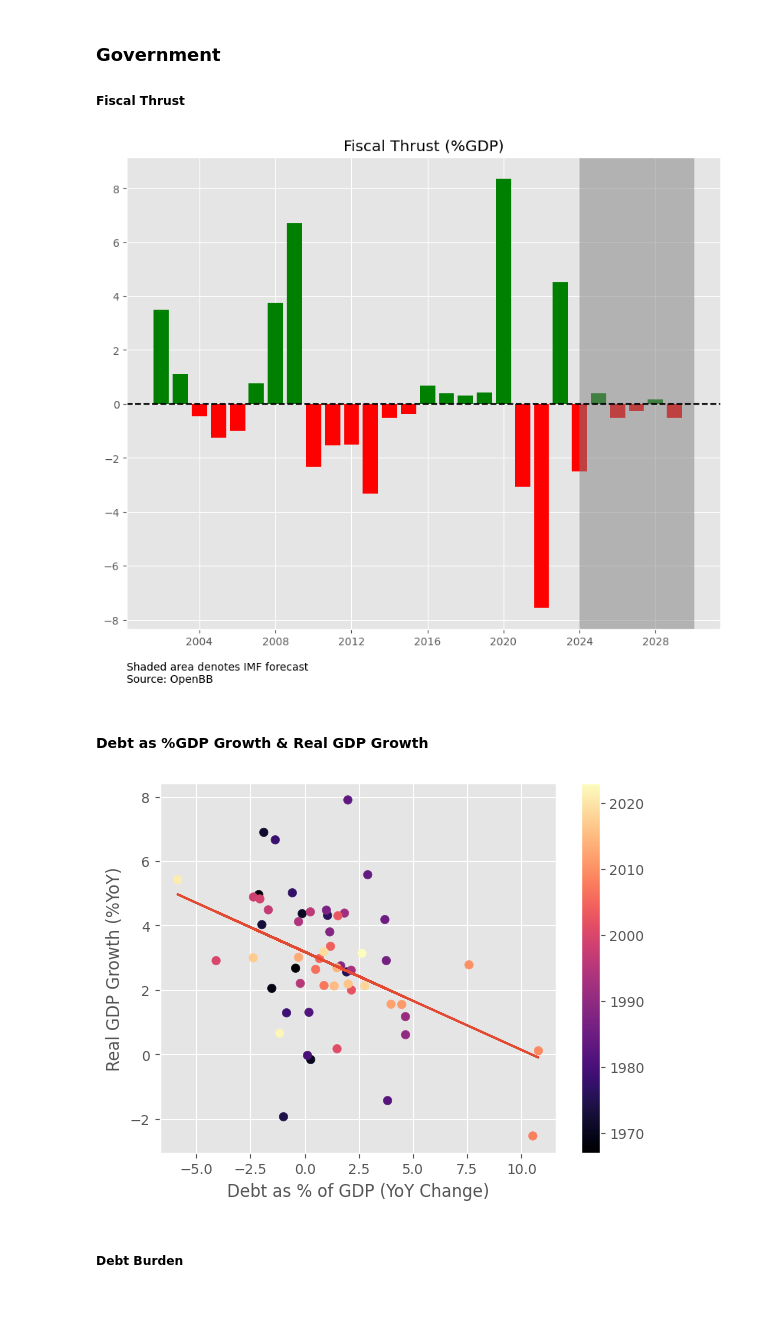
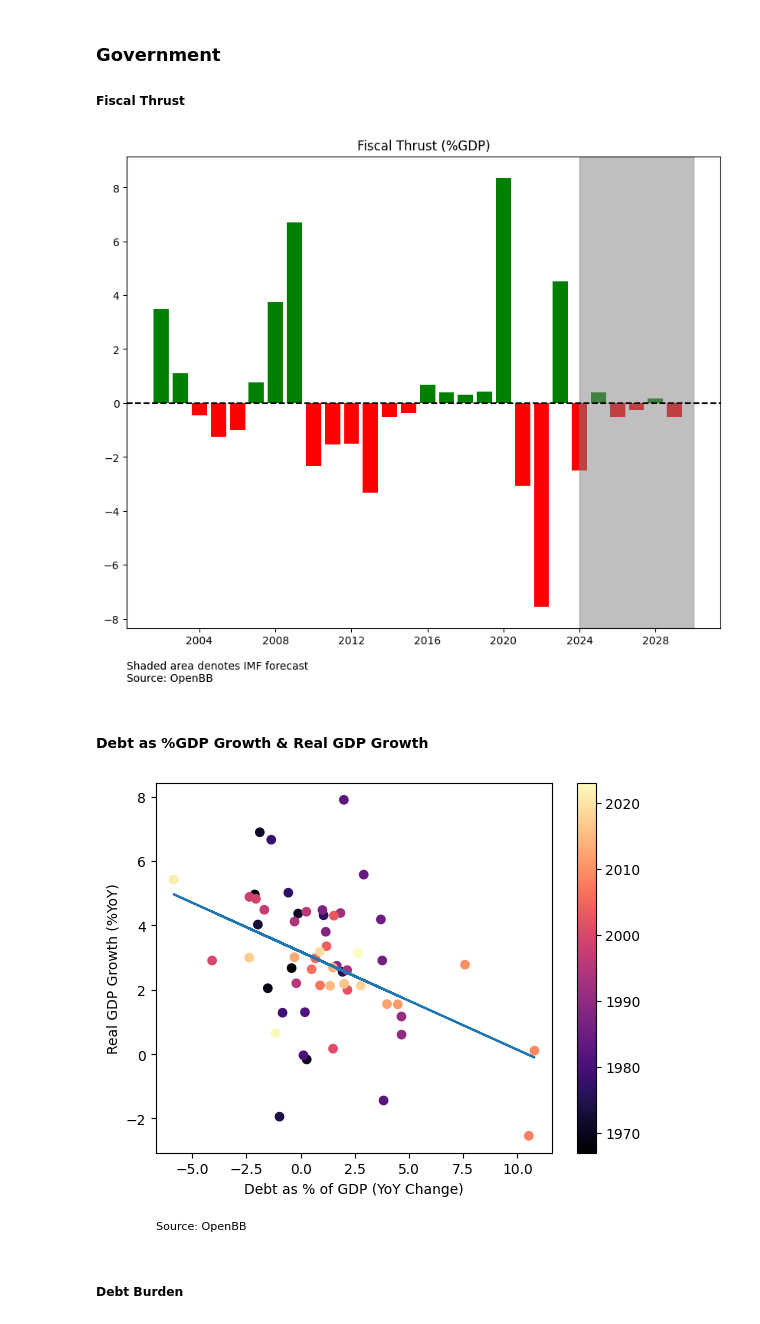
Before and after one commit to PatrickHLewis/Macro-Dashboard, a Jupyter notebook: Macro_Dashboard/Macro_Drivers/Growth/Growth.ipynb, the cells around one changed output. Saved outputs shown, nothing was run; the diff lists cells and outputs as text; code cells hidden in the pictures.

```diff
--- a/Macro_Dashboard/Macro_Drivers/Growth/Growth.ipynb
+++ b/Macro_Dashboard/Macro_Drivers/Growth/Growth.ipynb
@@ -30,6 +26,7 @@ import pandas as pd
 import numpy as np
 import scipy.stats as stats
 import matplotlib.pyplot as plt
+plt.style.use("default")
 import matplotlib.ticker as ticker
 import datetime as dt
 import warnings
@@ -49,24 +46,29 @@ start_date = "1950-10-01"
 country = "united_states"
 
 symbols_d = ['DFF', 'DGS10']
-symbols_w = ['WALCL', 'ANFCI', 'NFCI', 'NFCILEVERAGE', 'NFCICREDIT', 'NFCIRISK', 'NFCINONFINLEVERAGE']
-symbols_m = ['MTSDS133FMS','CEFDFSA066MSFRBPHI', 'CEFDISA066MSFRBNY', 'FCEXPSAMFRBDAL', 'PSAVERT']
-symbols_q = ['GDP', 'GDPC1', 'USAGFCFQDSNAQ', 'USAGFCFQDSNAQ', 'USAPFCEQDSNAQ',
-             'COFC', 'TDSP', 'DPI', 'HCCSDODNS', 'HHMSDODNS',
-             'DRCCLACBS', 'DRCLACBS', 'DRALACBS',
-             'NETEXC', 'GFDEGDQ188S']
+symbols_ww = ['WALCL', 'CCLACBW027SBOG']
+symbols_wf = ['ANFCI', 'NFCI', 'NFCILEVERAGE', 'NFCICREDIT', 'NFCIRISK', 'NFCINONFINLEVERAGE']
+symbols_ws = ['WEI']
+symbols_m = ['MTSDS133FMS','CEFDFSA066MSFRBPHI', 'CEFDISA066MSFRBNY', 'FCEXPSAMFRBDAL', 'PSAVERT', 'DSPIC96', 'A229RX0', 'CCLACBM027SBOG',
+             'FRBATLWGT3MMAUMHWGO', 'FRBATLWGTUMHWGO']
+symbols_q = ['GDP', 'GDPC1', 'USAGFCFQDSNAQ', 'NFIRSAXDCUSQ', 'USAPFCEQDSNAQ', 'DRTSCILM', 'BCNSDODNS',
+             'COFC', 'TDSP', 'DPI', 'HCCSDODNS', 'HHMSDODNS', 'CDSP',
+             'DRCCLACBS', 'DRCLACBS', 'DRALACBS', 'CORCCACBS',
+             'NETEXC', 'GFDEGDQ188S', 'GDPNOW']
 symbols_a = ['USAGGXONLBGDP','FYFSGDA188S']
 
 freqs = ['w', 'm', 'q', 'a']
 
 econ_data_d = obb.economy.fred_series(symbol=symbols_d, start_date=start_date, provider= 'fred').to_df()
-econ_data_w = obb.economy.fred_series(symbol=symbols_w, start_date=start_date, provider= 'fred').to_df()
+econ_data_ww = obb.economy.fred_series(symbol=symbols_ww, start_date=start_date, provider= 'fred').to_df()
+econ_data_wf = obb.economy.fred_series(symbol=symbols_wf, start_date=start_date, provider= 'fred').to_df()
+econ_data_ws = obb.economy.fred_series(symbol=symbols_ws, start_date=start_date, provider= 'fred').to_df()
 econ_data_m = obb.economy.fred_series(symbol=symbols_m, start_date=start_date, provider= 'fred').to_df()
 econ_data_q = obb.economy.fred_series(symbol=symbols_q, start_date=start_date, provider= 'fred').to_df()
 econ_data_a = obb.economy.fred_series(symbol=symbols_a, start_date=start_date, provider= 'fred').to_df()
 
 
-for i in [econ_data_d, econ_data_w, econ_data_m, econ_data_q, econ_data_q]:
+for i in [econ_data_d, econ_data_ww, econ_data_wf, econ_data_ws, econ_data_m, econ_data_q, econ_data_a]:
     i.index = pd.to_datetime(i.index)
 
 econ_data_q.index = econ_data_q.index + pd.DateOffset(months=2)
@@ -102,11 +104,10 @@ ax.axhline(y=0, color='black', linestyle='--')
 space = 4
 ax.xaxis.set_major_locator(ticker.MultipleLocator(space))
 ax.annotate('Shaded area denotes IMF forecast\nSource: OpenBB', xy=(0, -50), xycoords='axes points', color='black')
-plt.style.use("ggplot")
 plt.axvspan(xmin, xmax, color='grey', alpha=0.5 )
 plt.show()
 # %% [output]
-[figure, old version]
+[figure, new version]
 # %% [markdown]
 #### Debt as %GDP Growth & Real GDP Growth
 # %%
@@ -122,16 +123,17 @@ DebtGDP_clean = DebtGDP[DebtGDP['z'] < 3]
 # %%
 x = DebtGDP_clean['DebtGDP_g']
 y = DebtGDP_clean['GDPC1_g']
 
 plt.scatter(x, y, c=DebtGDP_clean.index, cmap='magma')
 plt.xlabel('Debt as % of GDP (YoY Change)')
 plt.ylabel('Real GDP Growth (%YoY)')
 m, b = np.polyfit(x, y, 1)
 plt.plot(x, m*x+b)
 plt.colorbar()
+plt.annotate('Source: OpenBB', xy=(0, -55), xycoords='axes points', color='black', fontsize=8)
 plt.show()
 # %% [output]
-[figure, old version]
+[figure, new version]
 # %% [markdown]
 ##### Debt Burden
 # %%
```
Also changed, not shown: parts of 34 cells of this notebook, 3 other files.
